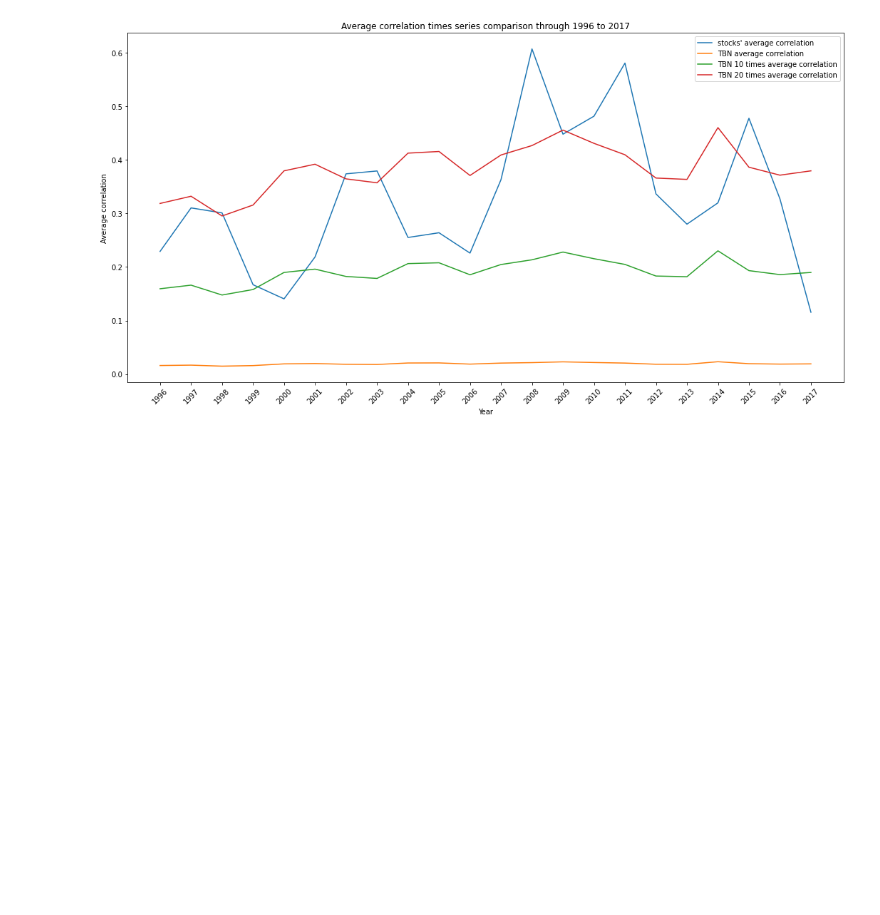
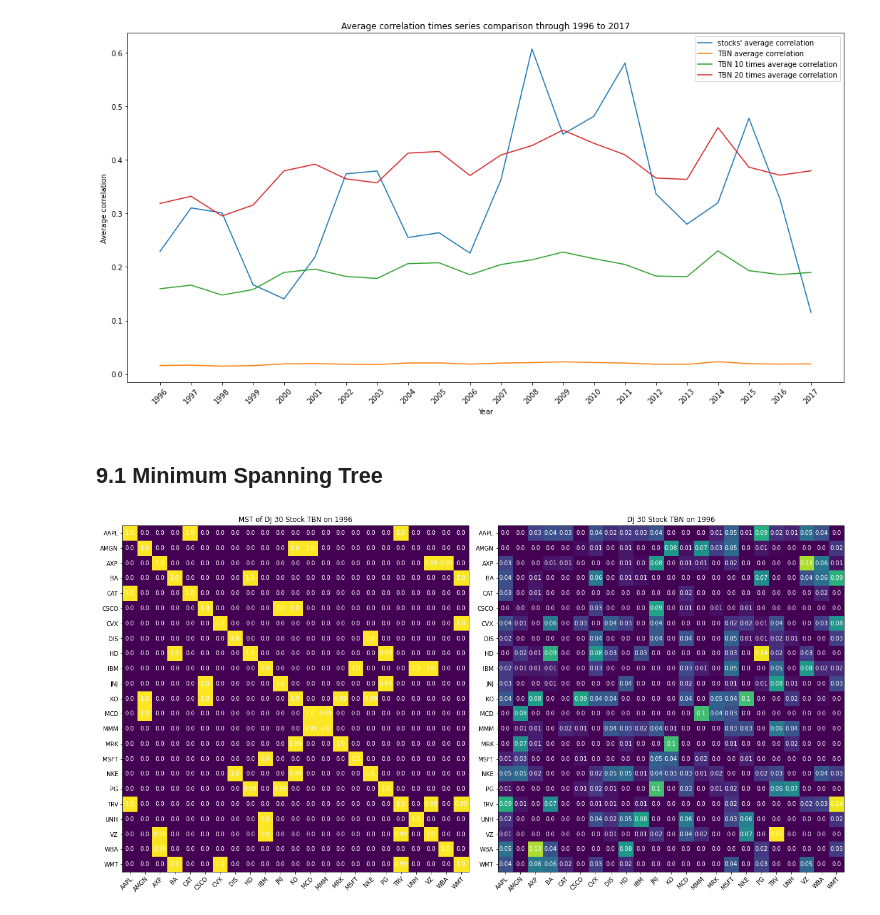
Before and after one commit to ChengLuFred/Portfolio-Selection-via-TBN, a Jupyter notebook: codes/experiment.ipynb, the cells around one changed output. Drawn from its saved outputs; the diff is of its cells as text; code cells hidden in the pictures; blank space fills up the shorter version.

```diff
--- a/codes/experiment.ipynb
+++ b/codes/experiment.ipynb
@@ -1196,3 +1219,19 @@ plot = average_correlation_time_series.plot(title = 'Average correlation times s
 [figure]
 # %%
 plot.figure.savefig('../picture/Average correlation times series comparison through 1996 to 2017.png')
+# %% [markdown]
+## 9.1 Minimum Spanning Tree
+# %%
+# construct MST for TBN
+distance_matrix_2008_tbn = tbn_combined.loc[2008].apply(get_distance_i_j, args=[2])
+MST_2008_tbn = minimum_spanning_tree(distance_matrix_2008_tbn)
+MST_2008_tbn = MST_2008_tbn.toarray().astype(float)
+MST_2008_tbn = np.maximum(MST_2008_tbn, MST_2008_tbn.transpose())
+np.fill_diagonal(MST_2008_tbn, 1)
+
+# change for another year
+distance_matrix_1996_tbn = tbn_combined.loc[1996].apply(get_distance_i_j, args=[2])
+MST_1996_tbn = minimum_spanning_tree(distance_matrix_1996_tbn)
+MST_1996_tbn = MST_1996_tbn.toarray().astype(float)
+MST_1996_tbn = np.maximum(MST_1996_tbn, MST_1996_tbn.transpose())
+np.fill_diagonal(MST_1996_tbn, 1)
@@ -1198,0 +1252,2 @@ plot.figure.savefig('../picture/Average correlation times series comparison thro
+# %%
+name_list = correlation_return_2008.columns.to_list()
@@ -1198,0 +1292,11 @@ plot.figure.savefig('../picture/Average correlation times series comparison thro
+# %%
+parameters = {'matrix_1' : MST_1996_tbn,
+              'matrix_2' : tbn_combined.loc[1996].values,
+              'x_label': name_list,
+              'y_label' : name_list,
+              'subtitle_1': "MST of DJ 30 Stock TBN on 1996",
+              'subtitle_2' : "DJ 30 Stock TBN on 1996",
+              'file_name' : 'MST compare of stock TBN on 1996'}
+heatmap_compare_of_two(**parameters)
+# %% [output]
+[figure, added]
```
Also changed, not shown: parts of 9 cells of this notebook, 5 other files.
